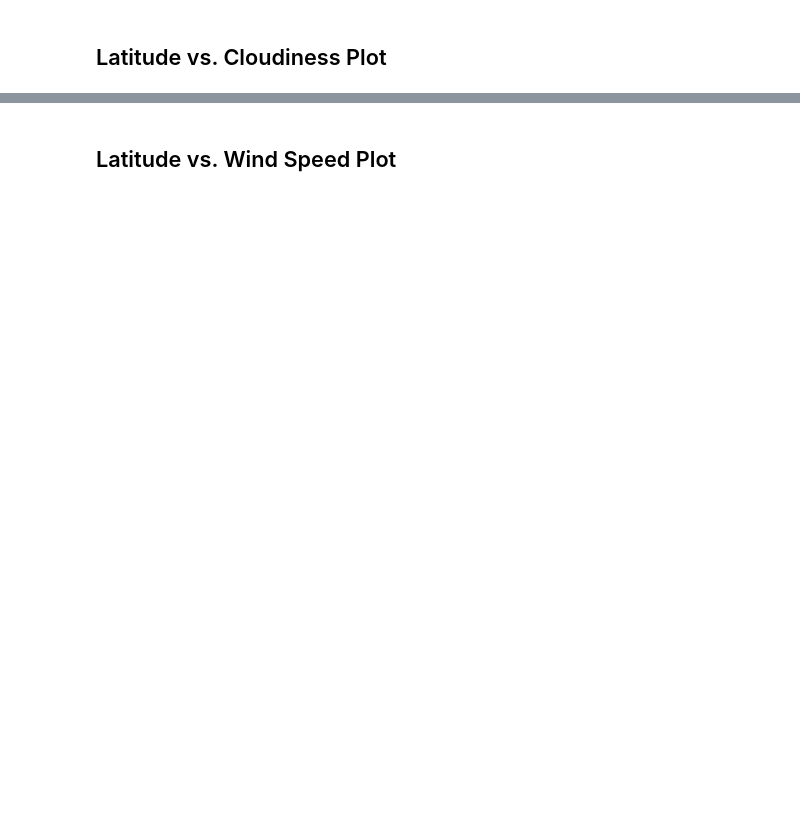
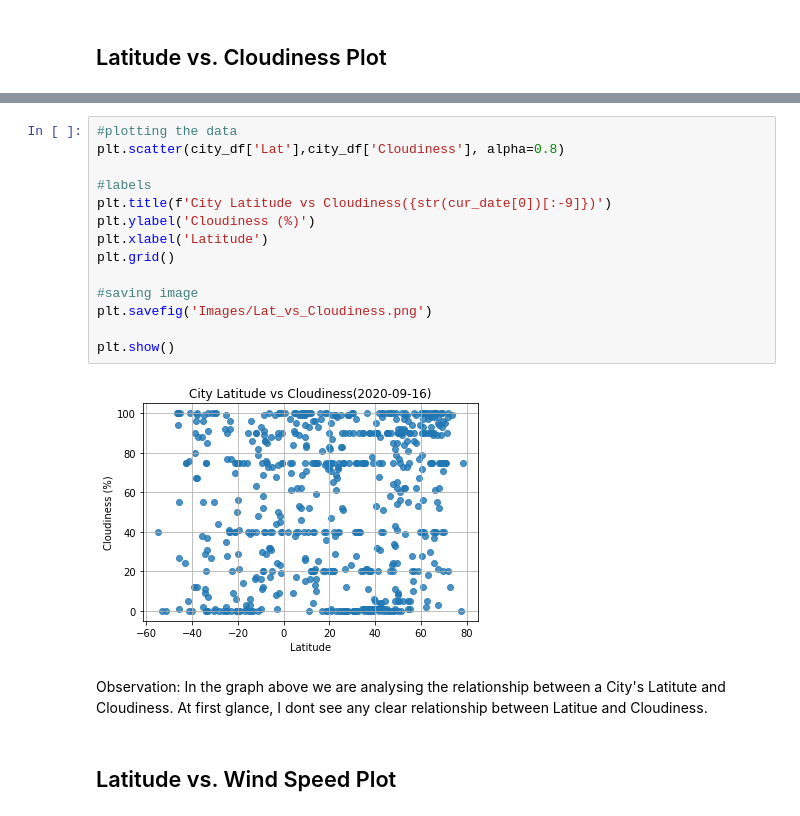
Before and after one commit to berlyflores-98/python-api-challenge, a Jupyter notebook: WeatherPy/WeatherPy.ipynb, the cells around one changed output, grey strips where cells are left out. Cells and saved outputs as stored; diff of their text form; blank space fills up the shorter version.

```diff
--- a/WeatherPy/WeatherPy.ipynb
+++ b/WeatherPy/WeatherPy.ipynb
@@ -188,2 +217,20 @@ city_df.sort_values(by='Humidity', ascending=False)
+# %%
+#plotting the data
+plt.scatter(city_df['Lat'],city_df['Cloudiness'], alpha=0.8)
+
+#labels
+plt.title(f'City Latitude vs Cloudiness({str(cur_date[0])[:-9]})')
+plt.ylabel('Cloudiness (%)')
+plt.xlabel('Latitude')
+plt.grid()
+
+#saving image
+plt.savefig('Images/Lat_vs_Cloudiness.png')
+
+plt.show()
+# %% [output]
+[figure, added]
+# %% [markdown]
+Observation: In the graph above we are analysing the relationship between a City's Latitute and Cloudiness. At first glance, I dont see any clear relationship between Latitue and Cloudiness.
 # %% [markdown]
 ## Latitude vs. Wind Speed Plot
```
Also changed, not shown: parts of 20 cells of this notebook, 9 other files.
